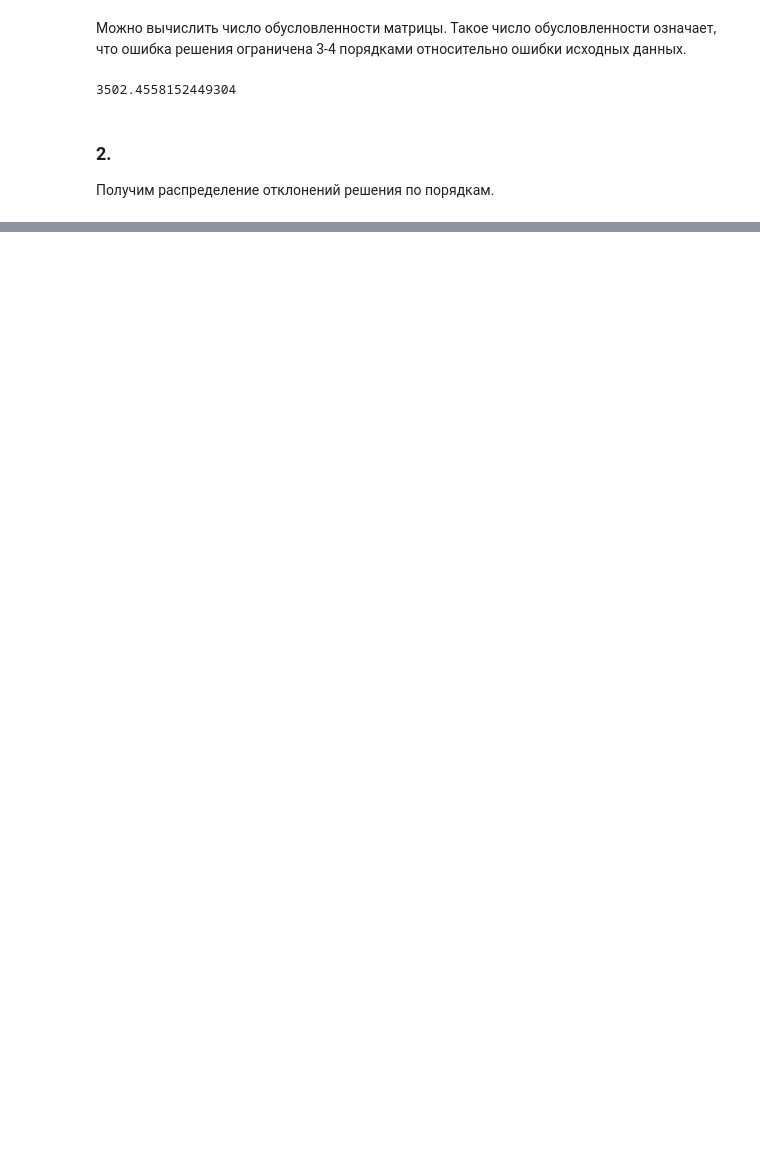
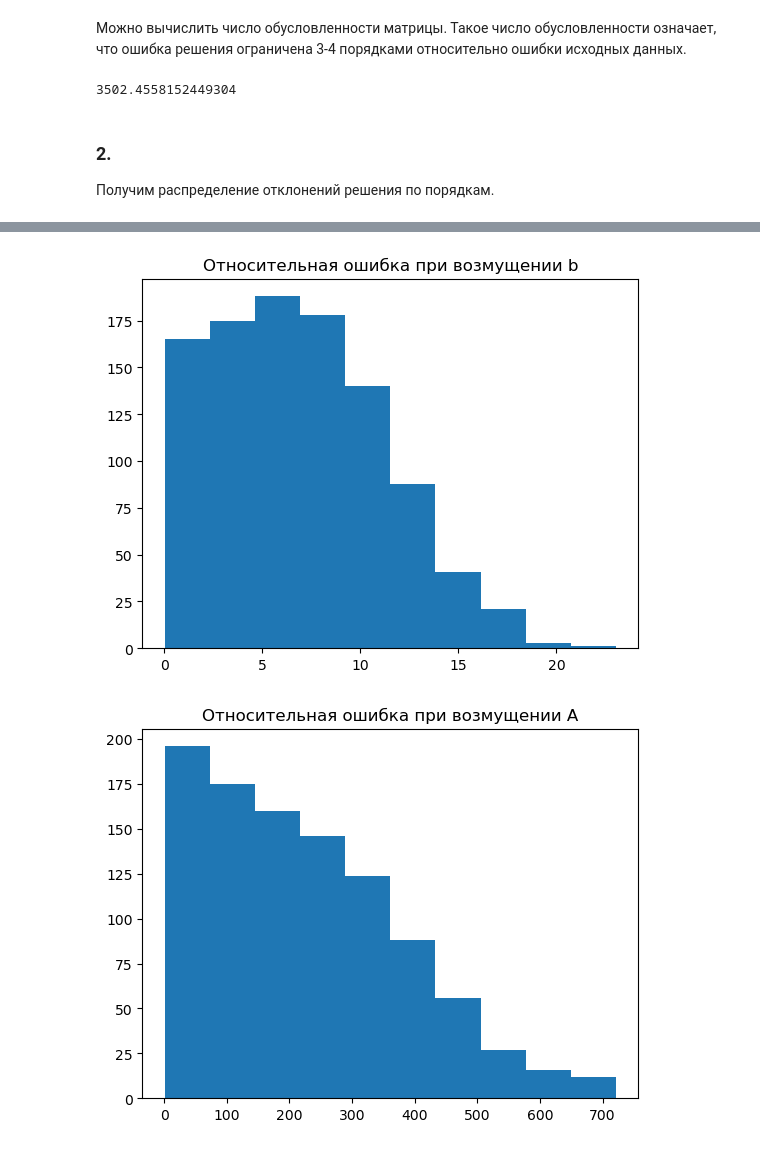
Before and after one commit to radiantbread/numerical-methods, a Jupyter notebook: Lab1.ipynb, the cells around one changed output, grey strips where cells are left out. Cells and saved outputs as stored; diff of their text form; code cells hidden in the pictures; blank space fills up the shorter version.

```diff
--- a/Lab1.ipynb
+++ b/Lab1.ipynb
@@ -31,7 +31,7 @@ print("Matrix A:")
 print(A)
 
 b = rng.uniform(lower_bound, upper_bound, n)
-# b = rng.normal(0, 100, n)
+b = rng.normal(0, 100, n)
 print("Vector b:")
 print(b)
 # %% [output]
@@ -296,14 +296,25 @@ print(cond_ill)
 Получим распределение отклонений решения по порядкам.
 # %%
 %%time
+eps = 1e-6
+solution = gauss_solve(A_ill, b, pivot="column")
 
-deviations = []
-for i in range(10**4 + 1):
-    noise_data = rng.uniform(-1e-6, 1e-6, b.shape) * upper_bound
+deviations = {
+    (0, 1): [],
+    (1, 0): [],
+    (1, 1): [],
+}
+for i in range(1000):
+    A_noise = rng.uniform(-eps, eps, A.shape)
+    b_noise = rng.uniform(-eps, eps, b.shape)
 
-    b_noisy = b + noise_data
+    for pair in deviations.keys():
+        A_noisy = A_ill + A_noise * pair[0]
+        b_noisy = b + b_noise * pair[1]
 
-    colpivot_solution_noisy = gauss_solve(A_ill, b_noisy, pivot="column")
-    diff = norm(colpivot_solution_noisy - colpivot_solution_ill)
-    deviations.append(diff)
+        solution_noisy = gauss_solve(A_noisy, b_noisy, pivot="column")
+        A_rel_pert = norm(A_noisy - A_ill) / norm(A_ill)
+        b_rel_pert = norm(b_noisy - b) / norm(b)
+        err_rel = norm(solution_noisy - solution) / norm(solution)
+        deviations[pair].append(err_rel / (A_rel_pert + b_rel_pert))
 # %% [output]
@@ -377,0 +375,19 @@ plt.show()
+# %%
+from matplotlib import pyplot as plt
+
+plt.figure(1)
+plt.hist(deviations[0, 1])
+plt.title("Относительная ошибка при возмущении b")
+
+plt.figure(2)
+plt.hist(deviations[1, 0])
+plt.title("Относительная ошибка при возмущении A")
+
+plt.figure(3)
+plt.hist(deviations[1, 1])
+plt.title("Относительная ошибка при возмущении A и b")
+
+plt.show()
+# %% [output]
+[figure, added]
+[figure, added]
```
Also changed, not shown: parts of 14 cells of this notebook, 14 other files.
